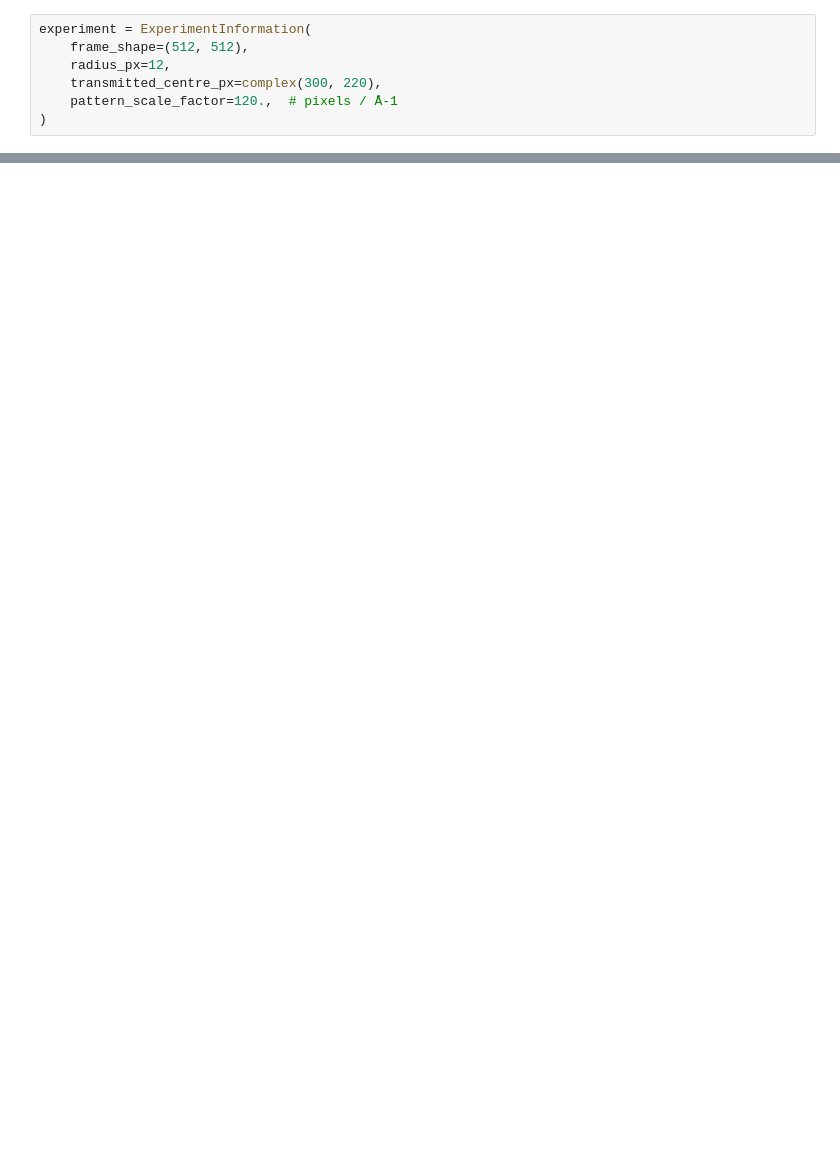
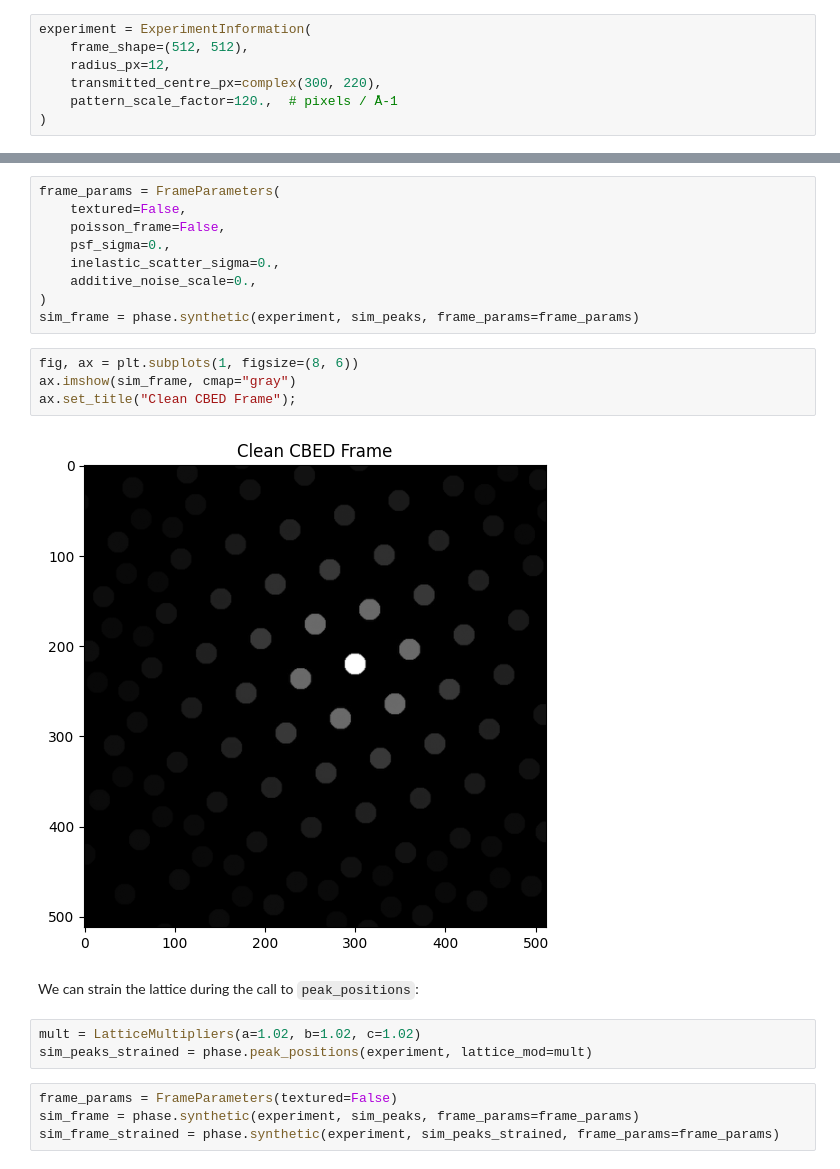
Before and after one commit to matbryan52/cbed-simulation, a Jupyter notebook: make_frame.ipynb, the cells around one changed output, grey strips where cells are left out. Saved outputs shown, nothing was run; the diff lists cells and outputs as text; blank space fills up the shorter version.

```diff
--- a/make_frame.ipynb
+++ b/make_frame.ipynb
@@ -45,0 +64,24 @@ ax2.set_title("sim_frame_rad")
+# %%
+frame_params = FrameParameters(
+    textured=False,
+    poisson_frame=False,
+    psf_sigma=0.,
+    inelastic_scatter_sigma=0.,
+    additive_noise_scale=0.,
+)
+sim_frame = phase.synthetic(experiment, sim_peaks, frame_params=frame_params)
+# %%
+fig, ax = plt.subplots(1, figsize=(8, 6))
+ax.imshow(sim_frame, cmap="gray")
+ax.set_title("Clean CBED Frame");
+# %% [output]
+[figure, added]
+# %% [markdown]
+We can strain the lattice during the call to `peak_positions`:
+# %%
+mult = LatticeMultipliers(a=1.02, b=1.02, c=1.02)
+sim_peaks_strained = phase.peak_positions(experiment, lattice_mod=mult)
+# %%
+frame_params = FrameParameters(textured=False)
+sim_frame = phase.synthetic(experiment, sim_peaks, frame_params=frame_params)
+sim_frame_strained = phase.synthetic(experiment, sim_peaks_strained, frame_params=frame_params)
```
Also changed, not shown: parts of 18 cells of this notebook, 1 other file.
